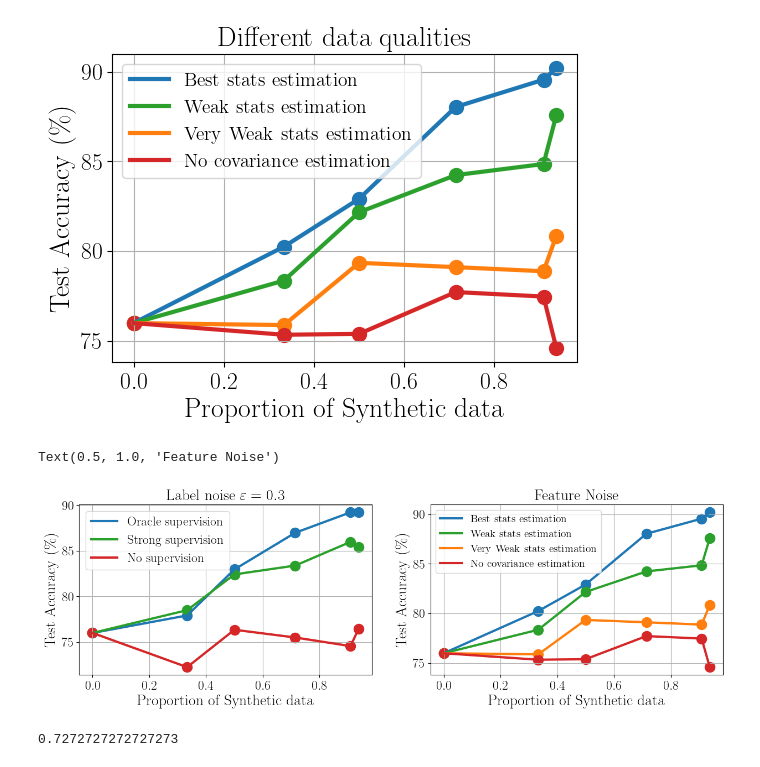
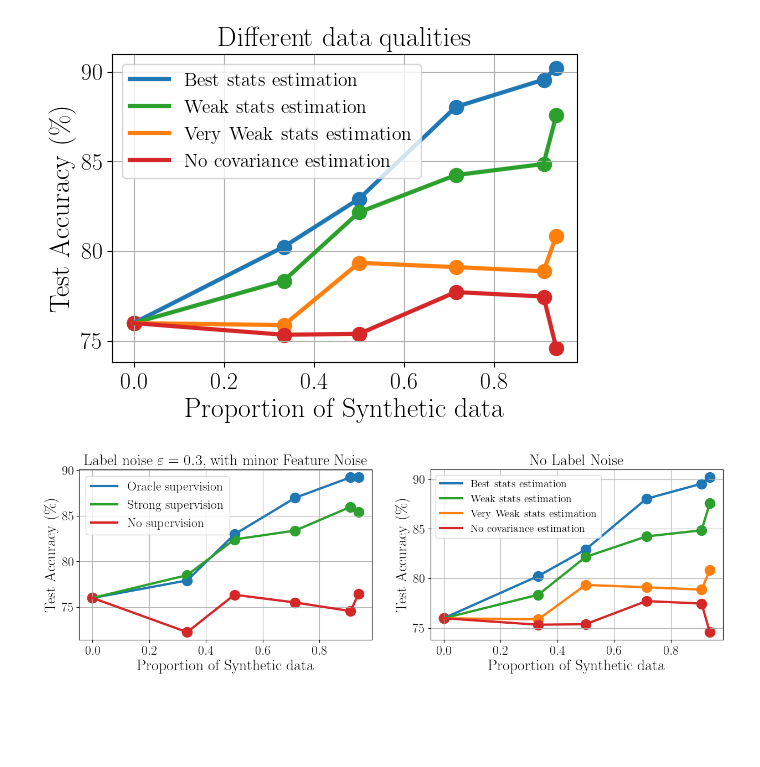
Before and after one commit to elfirdoussilab1/Synthetic-data, a Jupyter notebook: mnist.ipynb, the cells around one changed output. Drawn from its saved outputs; the diff is of its cells as text; code cells hidden in the pictures; blank space fills up the shorter version.

```diff
--- a/mnist.ipynb
+++ b/mnist.ipynb
@@ -849,7 +453,7 @@ ax[0].set_ylabel('Test Accuracy (\%)', fontsize = fontsize)
 ax[0].set_xlabel('Proportion of Synthetic data', fontsize = fontsize)
 ax[0].grid()
 ax[0].legend(fontsize = labelsize)
-ax[0].set_title(f'Label noise $\\varepsilon = {epsilon}$', fontsize = fontsize)
+ax[0].set_title(f'Label noise $\\varepsilon = {epsilon}$, with minor Feature Noise', fontsize = fontsize)
 #plt.title('MNIST Training with Mixture of Real + Synthetic data', loc = 'center')
 
 # Best estimation
@@ -864,41 +468,32 @@ test_accs = df['Test Accuracy']
 
 # Test Accuracy
 ax[1].plot(pis, test_accs, color = 'tab:green', linewidth = linewidth, label = 'Weak stats estimation')
 ax[1].scatter(pis, test_accs, marker = 'o', color = 'tab:green', s = s, alpha = 1)
 
 # Weak estimation
 df = pd.read_csv('./results-data/results_mnist_n-50-gaussian-n_use-10.csv')
 test_accs = df['Test Accuracy']
 
 # Test Accuracy
 ax[1].plot(pis, test_accs, color = 'tab:orange', linewidth = linewidth, label = 'Very Weak stats estimation')
 ax[1].scatter(pis, test_accs, marker = 'o', color = 'tab:orange', s = s, alpha = 1)
 
 # No covariance estimation
 df = pd.read_csv('./results-data/results_mnist_n-50-gaussian-estimate_cov-False.csv')
 test_accs = df['Test Accuracy']
 
 ax[1].plot(pis, test_accs, color = 'tab:red', linewidth = linewidth, label = 'No covariance estimation' )
 ax[1].scatter(pis, test_accs, marker = 'o', color = 'tab:red', s = s, alpha = 1)
 
 ax[1].tick_params(axis = 'x', which = 'both', labelsize = labelsize)
 ax[1].tick_params(axis = 'y', which = 'both', labelsize = labelsize)
 ax[1].set_ylabel('Test Accuracy (\%)', fontsize = fontsize)
 ax[1].set_xlabel('Proportion of Synthetic data', fontsize = fontsize)
 ax[1].grid()
 ax[1].legend(fontsize = labelsize -3)
-ax[1].set_title(f'Feature Noise', fontsize = fontsize)
+ax[1].set_title(f'No Label Noise', fontsize = fontsize)
 #plt.title('MNIST Training with Mixture of Real + Synthetic data', loc = 'center')
 path = './study-plot' + f'/MNIST-Gaussian-NN-ReLU-n-{n}-global.pdf'
 fig.savefig(path, bbox_inches='tight')
 # %% [output]
-Text(0.5, 1.0, 'Feature Noise')
-[figure, old version]
+[figure, new version]
-# %%
-rho = 0.3
-phi = 0.8
-
-eps_crit = 1 / (1 + rho / phi)
-eps_crit
-# %% [output]
-0.7272727272727273
```
Also changed, not shown: parts of 36 cells of this notebook, 4 other files.
